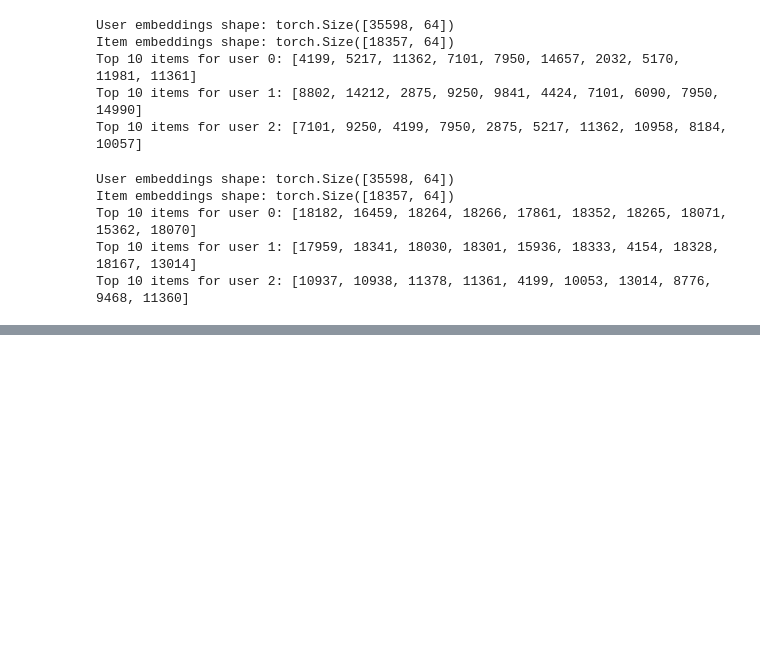
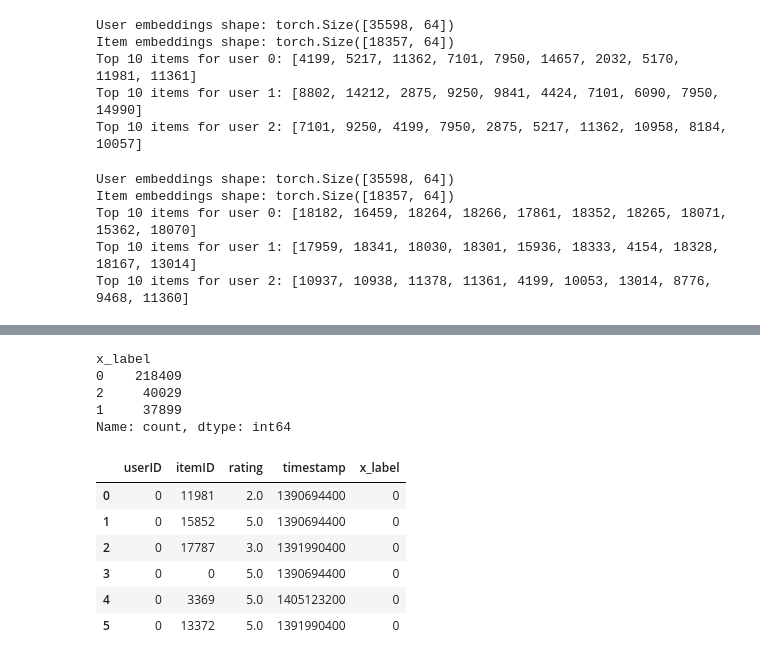
Before and after one commit to ThanhB18059162022/MMRec, a Jupyter notebook: main.ipynb, the cells around one changed output, grey strips where cells are left out. Drawn from its saved outputs; the diff is of its cells as text; code cells hidden in the pictures; blank space fills up the shorter version.

Commit message:
add test value

```diff
--- a/main.ipynb
+++ b/main.ipynb
@@ -751,0 +787,18 @@ print(f"Đã ghi kết quả thành công vào file: {filename}")
+# %%
+df_inter["x_label"].value_counts()
+# %% [output]
+x_label
+0    218409
+2     40029
+1     37899
+Name: count, dtype: int64
+# %%
+df_inter[(df_inter["userID"] == 0)&(df_inter["x_label"] == 0)]
+# %% [output]
+|  | userID | itemID | rating | timestamp | x_label |
+| 0 | 0 | 11981 | 2.0 | 1390694400 | 0 |
+| 1 | 0 | 15852 | 5.0 | 1390694400 | 0 |
+| 2 | 0 | 17787 | 3.0 | 1391990400 | 0 |
+| 3 | 0 | 0 | 5.0 | 1390694400 | 0 |
+| 4 | 0 | 3369 | 5.0 | 1405123200 | 0 |
+| 5 | 0 | 13372 | 5.0 | 1391990400 | 0 |
```
Also changed, not shown: parts of 12 cells of this notebook.
